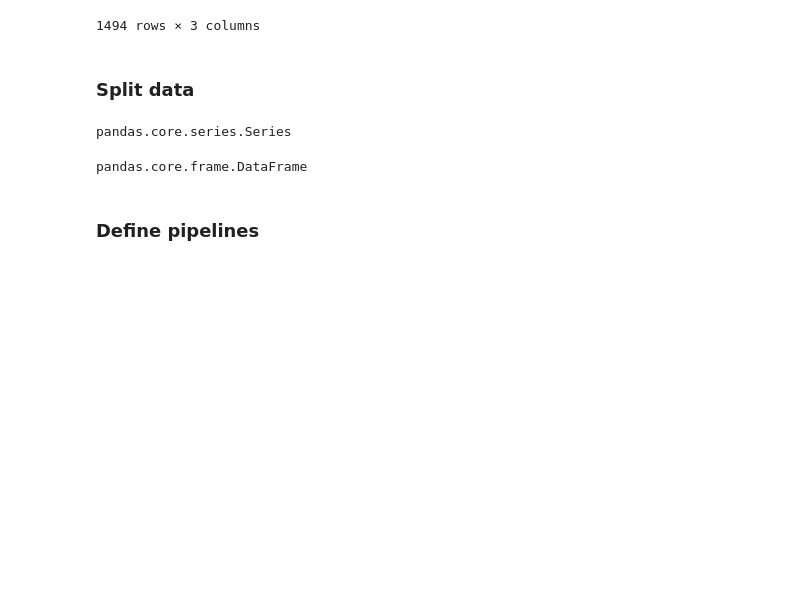
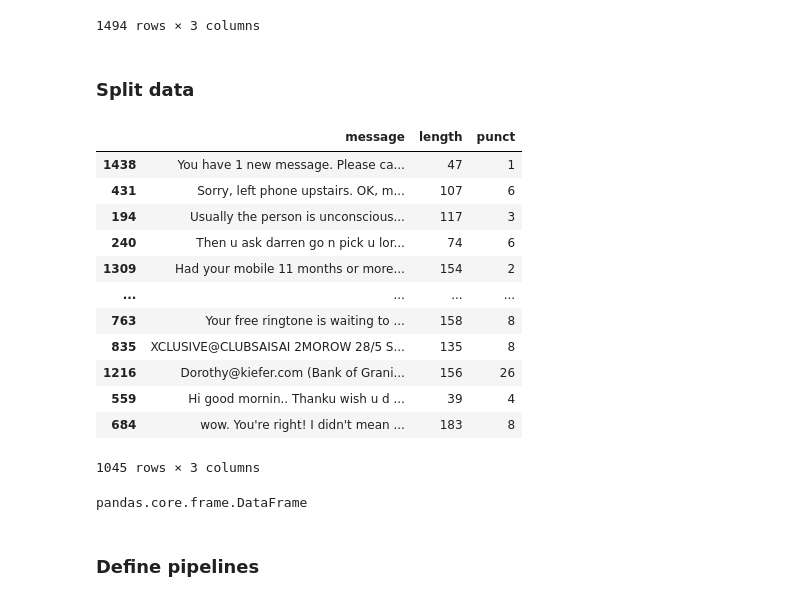
Before and after one commit to PacoBahena/hate_detection, a Jupyter notebook: spam_classifier/tidy.ipynb, the cells around one changed output. Drawn from its saved outputs; the diff is of its cells as text; code cells hidden in the pictures; blank space fills up the shorter version.

```diff
--- a/spam_classifier/tidy.ipynb
+++ b/spam_classifier/tidy.ipynb
@@ -54,9 +54,21 @@ data.loc[:,["message","length","punct"]]
 X_train, X_test, y_train, y_test =\
 train_test_split(data.loc[:,["message","length","punct"]],data["label"], test_size= 0.3, random_state= 0)
 # %%
-type(X_train["message"].squeeze())
+X_train
 # %% [output]
+|  | message | length | punct |
+| 1438 | You have 1 new message. Please ca... | 47 | 1 |
+| 431 | Sorry, left phone upstairs. OK, m... | 107 | 6 |
+| 194 | Usually the person is unconscious... | 117 | 3 |
+| 240 | Then u ask darren go n pick u lor... | 74 | 6 |
+| 1309 | Had your mobile 11 months or more... | 154 | 2 |
+| ... | ... | ... | ... |
+| 763 | Your free ringtone is waiting to ... | 158 | 8 |
+| 835 | XCLUSIVE@CLUBSAISAI 2MOROW 28/5 S... | 135 | 8 |
+| 1216 | Dorothy@kiefer.com (Bank of Grani... | 156 | 26 |
+| 559 | Hi good mornin.. Thanku wish u d ... | 39 | 4 |
+| 684 | wow. You're right! I didn't mean ... | 183 | 8 |
-pandas.core.series.Series
+1045 rows × 3 columns
 # %%
 type(X_train.loc[:,["message"]])
 # %% [output]
```
Also changed, not shown: parts of 10 cells of this notebook, 4 other files.
